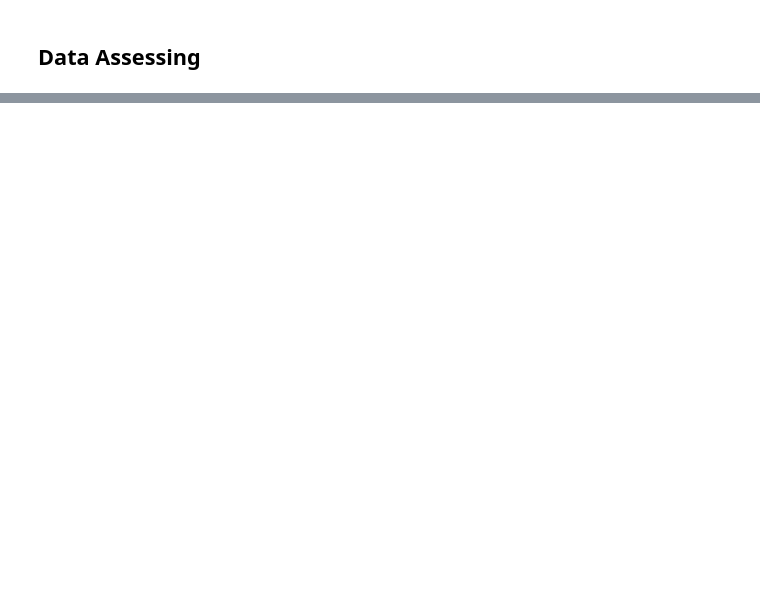
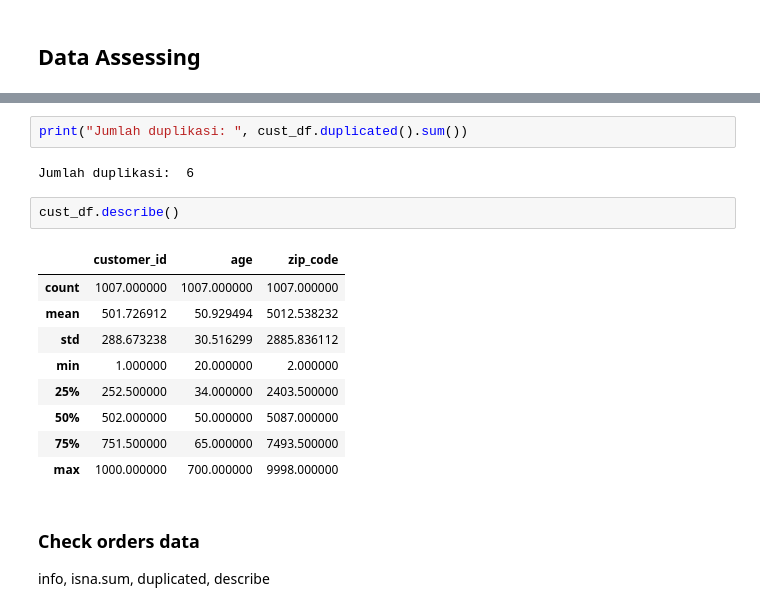
Before and after one commit to mdchrysan/shopping-analysis, a Jupyter notebook: shoppingcart_practice.ipynb, the cells around one changed output, grey strips where cells are left out. Cells and saved outputs as stored; diff of their text form; blank space fills up the shorter version.

```diff
--- a/shoppingcart_practice.ipynb
+++ b/shoppingcart_practice.ipynb
@@ -37,0 +110,19 @@ sale_df.head()
+# %%
+print("Jumlah duplikasi: ", cust_df.duplicated().sum())
+# %% [output]
+Jumlah duplikasi:  6
+# %%
+cust_df.describe()
+# %% [output]
+|  | customer_id | age | zip_code |
+| count | 1007.000000 | 1007.000000 | 1007.000000 |
+| mean | 501.726912 | 50.929494 | 5012.538232 |
+| std | 288.673238 | 30.516299 | 2885.836112 |
+| min | 1.000000 | 20.000000 | 2.000000 |
+| 25% | 252.500000 | 34.000000 | 2403.500000 |
+| 50% | 502.000000 | 50.000000 | 5087.000000 |
+| 75% | 751.500000 | 65.000000 | 7493.500000 |
+| max | 1000.000000 | 700.000000 | 9998.000000 |
+# %% [markdown]
+### Check orders data
+info, isna.sum, duplicated, describe
```
Also changed, not shown: parts of 54 cells of this notebook.
